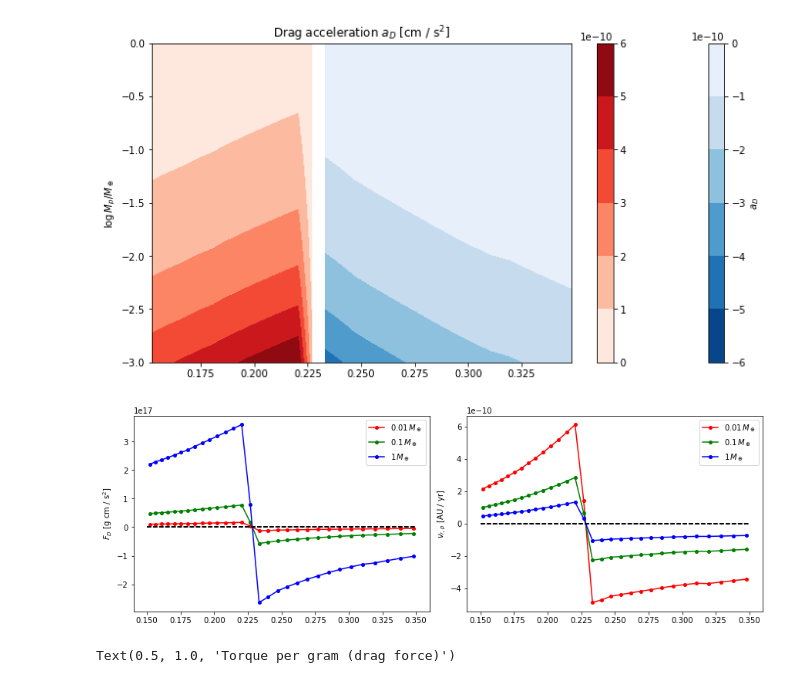
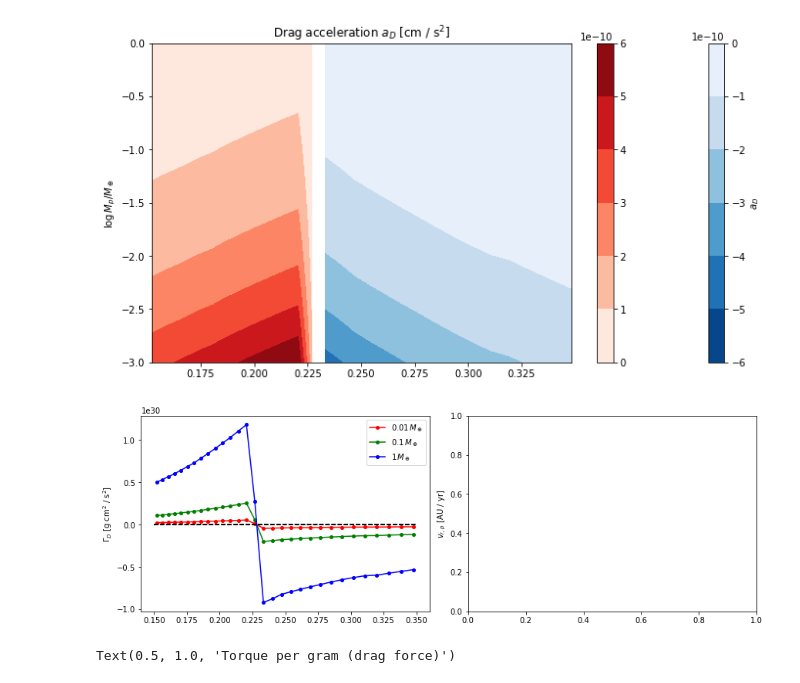
Before and after one commit to cassum-2022-project-21/workspace, a Jupyter notebook: disk/disk copy.ipynb, the cells around one changed output. Cells and saved outputs as stored; diff of their text form; code cells hidden in the pictures.

```diff
--- a/disk/disk copy.ipynb
+++ b/disk/disk copy.ipynb
@@ -204,28 +219,28 @@ plt.savefig("a_D.png")
 # %%
 _i = [33, 66, 99]
 n = ["0.01", "0.1", "1"]
 
 fig, axs = plt.subplots(1, 2, figsize=(12, 4), constrained_layout=True)
 axs = np.ravel(axs)
 
 plt.rc('axes', prop_cycle=(cycler(color=["r", "g", "b"]) * cycler(marker=['o'], ms=[4])))
 
 for i, _n in zip(_i, n):
-    axs[0].plot(r[l], F_D[l, i], label=f"${_n}\,M_\\oplus$")
+    axs[0].plot(r[l], r_cm[l] * F_D[l, i], label=f"${_n}\,M_\\oplus$")
     axs[0].hlines([0], 0.15, 0.35, linestyle="--", color="black")
     axs[0].legend()
 
-    axs[1].plot(r[l], v_rp[l, i] * 2.109532e-6, label=f"${_n}\,M_\\oplus$")
-    axs[1].hlines([0], 0.15, 0.35, linestyle="--", color="black")
-    axs[1].legend()
+    # axs[1].plot(r[l], v_rp[l, i] * 2.109532e-6, label=f"${_n}\,M_\\oplus$")
+    # axs[1].hlines([0], 0.15, 0.35, linestyle="--", color="black")
+    # axs[1].legend()
 
 
-axs[0].set_ylabel("$F_D$ [g cm / s$^2$]")
+axs[0].set_ylabel("$\Gamma_D$ [g cm$^2$ / s$^2$]")
 axs[1].set_ylabel("$v_{r,p} $ [AU / yr]")
 
 plt.savefig("double.png")
 # %% [output]
-[figure, old version]
+[figure, new version]
 # %%
 _i = [33, 66, 99]
 n = ["0.01", "0.1", "1"]
```
Also changed, not shown: parts of 2 cells of this notebook, 7 other files.
